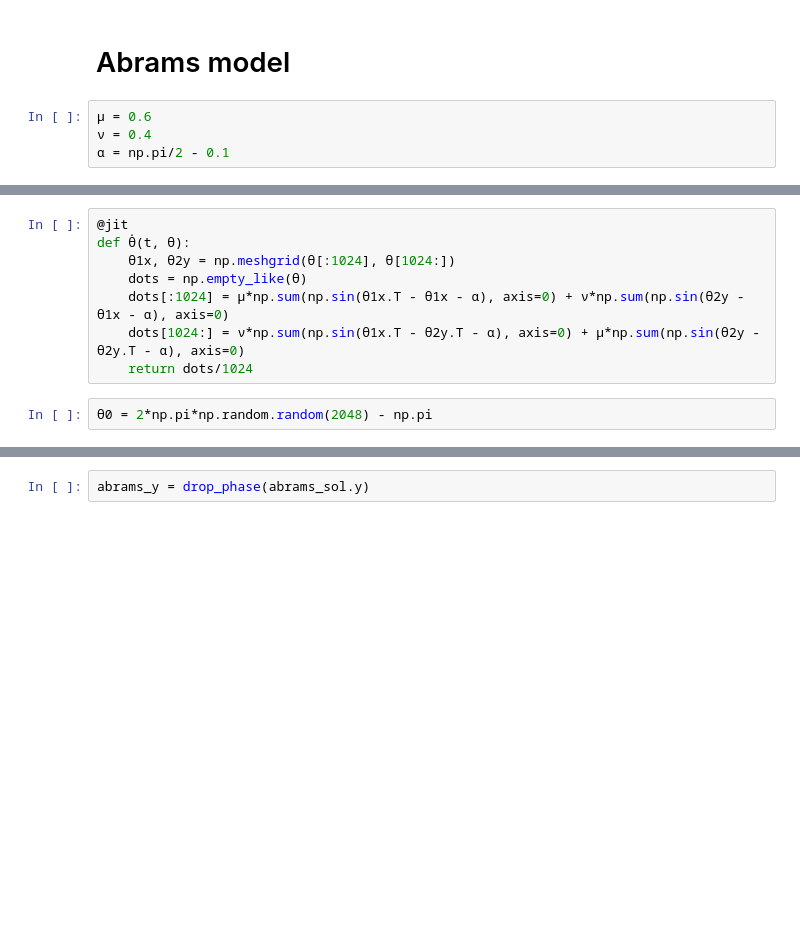
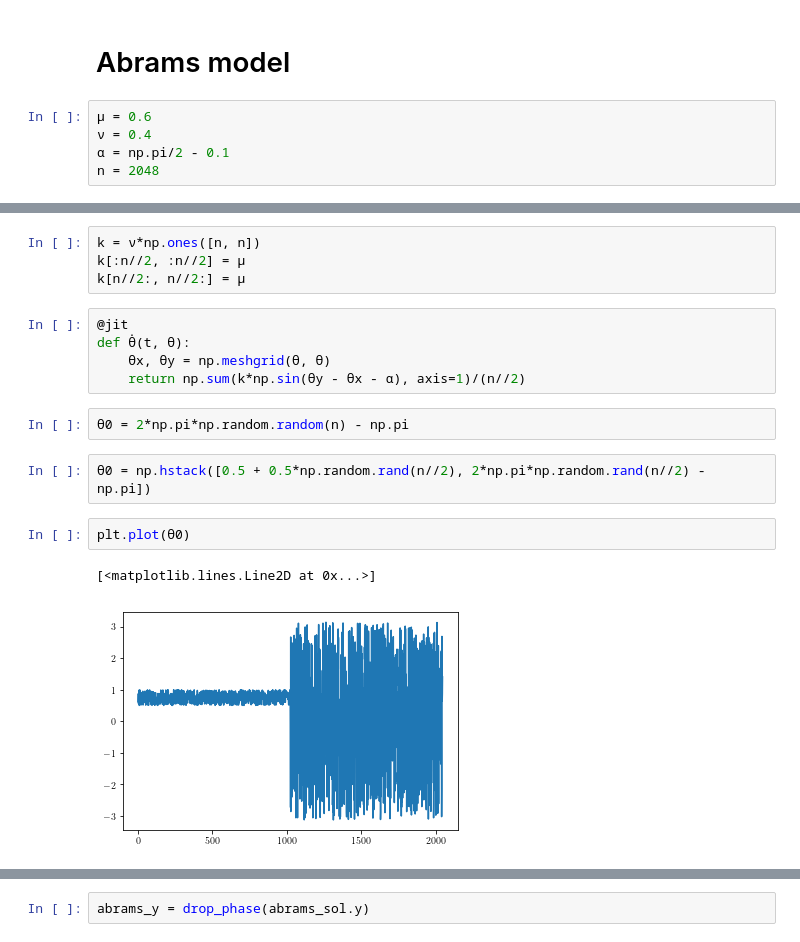
Before and after one commit to henmitch/chimera-2019, a Jupyter notebook: final/code/final.ipynb, the cells around one changed output, grey strips where cells are left out. Cells and saved outputs as stored; diff of their text form; blank space fills up the shorter version.

```diff
--- a/final/code/final.ipynb
+++ b/final/code/final.ipynb
@@ -54,3 +70,4 @@ plt.xlim([0, 512])
 μ = 0.6
 ν = 0.4
 α = np.pi/2 - 0.1
+n = 2048
@@ -70,12 +74,20 @@ k2 = k2_func(σ)
-# %%
-@jit
-def θ̇(t, θ):
-    θ1x, θ2y = np.meshgrid(θ[:1024], θ[1024:])
-    dots = np.empty_like(θ)
-    dots[:1024] = μ*np.sum(np.sin(θ1x.T - θ1x - α), axis=0) + ν*np.sum(np.sin(θ2y - θ1x - α), axis=0)
-    dots[1024:] = ν*np.sum(np.sin(θ1x.T - θ2y.T - α), axis=0) + μ*np.sum(np.sin(θ2y - θ2y.T - α), axis=0)
-    return dots/1024
+# %%
+k = ν*np.ones([n, n])
+k[:n//2, :n//2] = μ
+k[n//2:, n//2:] = μ
+# %%
+@jit
+def θ̇(t, θ):
+    θx, θy = np.meshgrid(θ, θ)
+    return np.sum(k*np.sin(θy - θx - α), axis=1)/(n//2)
 # %%
-θ0 = 2*np.pi*np.random.random(2048) - np.pi
+θ0 = 2*np.pi*np.random.random(n) - np.pi
+# %%
+θ0 = np.hstack([0.5 + 0.5*np.random.rand(n//2), 2*np.pi*np.random.rand(n//2) - np.pi])
+# %%
+plt.plot(θ0)
+# %% [output]
+[<matplotlib.lines.Line2D at 0x...>]
+[figure, added]
 # %%
 %%time
```
Also changed, not shown: parts of 48 cells of this notebook, 15 other files.
